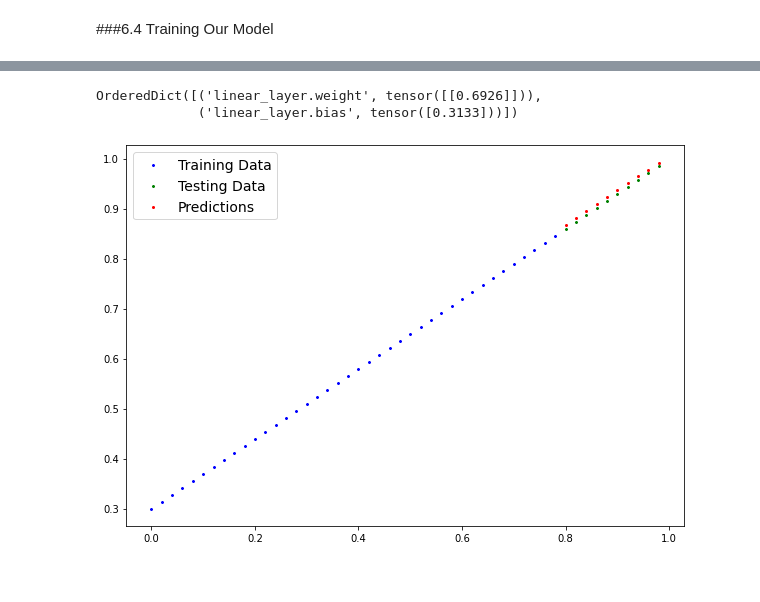
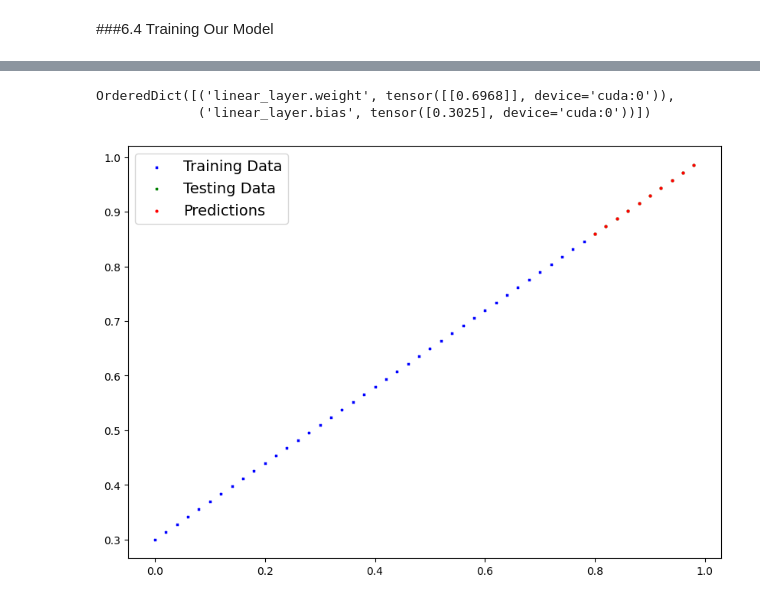
Before and after one commit to suryansh-sinha/Learning-PyTorch, a Jupyter notebook: Daniel Bourke/01_PyTorch_Workflow.ipynb, the cells around one changed output, grey strips where cells are left out. Saved outputs shown, nothing was run; the diff lists cells and outputs as text; code cells hidden in the pictures.

Commit message:
update 01_PyTorch_Workflow

```diff
--- a/Daniel Bourke/01_PyTorch_Workflow.ipynb
+++ b/Daniel Bourke/01_PyTorch_Workflow.ipynb
@@ -456,6 +589,11 @@ def plot_predictions(train_data = X_train, train_labels = y_train,
 
   # Creating red points for our predicted data.
   if predictions is not None:
+
+    # Sending predictions to cpu if they're on GPU.
+    if predictions.device == 'cuda' or predictions.device == 'mps':
+      predictions = torch.Tensor.cpu(predictions)
+
     # Plot the predictions if they exist.
     plt.scatter(test_data, predictions, c='r', s=4, label="Predictions")
 
@@ -496,3 +647,9 @@ OrderedDict([('linear_layer.weight', tensor([[0.7645]])),
+# %%
+# Put the data on the new device
+X_train = X_train.to(device)
+X_test = X_test.to(device)
+y_train = y_train.to(device)
+y_test = y_test.to(device)
 # %% [markdown]
 ### 6.3 Checking if our model predicts values and plotting those.
 # %%
@@ -508,9 +666,14 @@ plot_predictions(predictions=preds)
 # %%
 loss_function = nn.L1Loss()
 
-optimizer = torch.optim.SGD(finalModel.parameters(), lr=0.015)
+optimizer = torch.optim.SGD(finalModel.parameters(), lr=0.01)
 # %%
+torch.manual_seed(42)
+
 epochs = 500
+epoch_count = []
+train_losses = []
+test_losses = []
 
 for epoch in range(epochs):
 
@@ -525,3 +688,15 @@ for epoch in range(epochs):
   lossValue.backward() # Backpropagation. Calculate derivative wrt loss.
 
   optimizer.step() # Optimizing values.
+
+  # Testing
+  finalModel.eval()
+  with torch.inference_mode():
+    predTest = finalModel(X_test)
+    testLoss = loss_function(predTest, y_test)
+
+  if(epoch%10 == 0):
+    epoch_count.append(epoch)
+    train_losses.append(lossValue)
+    test_losses.append(testLoss)
+    print(f'Epoch: {epoch} | Training Loss: {lossValue} | Testing Loss: {testLoss}')
@@ -528,13 +721,9 @@ for epoch in range(epochs):
 # %%
 finalModel.state_dict()
 # %% [output]
-OrderedDict([('linear_layer.weight', tensor([[0.6926]])),
-             ('linear_layer.bias', tensor([0.3133]))])
+OrderedDict([('linear_layer.weight', tensor([[0.6968]], device='cuda:0')),
+             ('linear_layer.bias', tensor([0.3025], device='cuda:0'))])
-# %%
-finalModel.eval()
-with torch.inference_mode():
-  predTest = finalModel(X_test)
-
-plot_predictions(predictions=predTest)
-# %% [output]
-[figure, removed]
+# %%
+plot_predictions(predictions=torch.Tensor.cpu(predTest))
+# %% [output]
+[figure, added]
```
Also changed, not shown: parts of 46 cells of this notebook, 1 other file.
